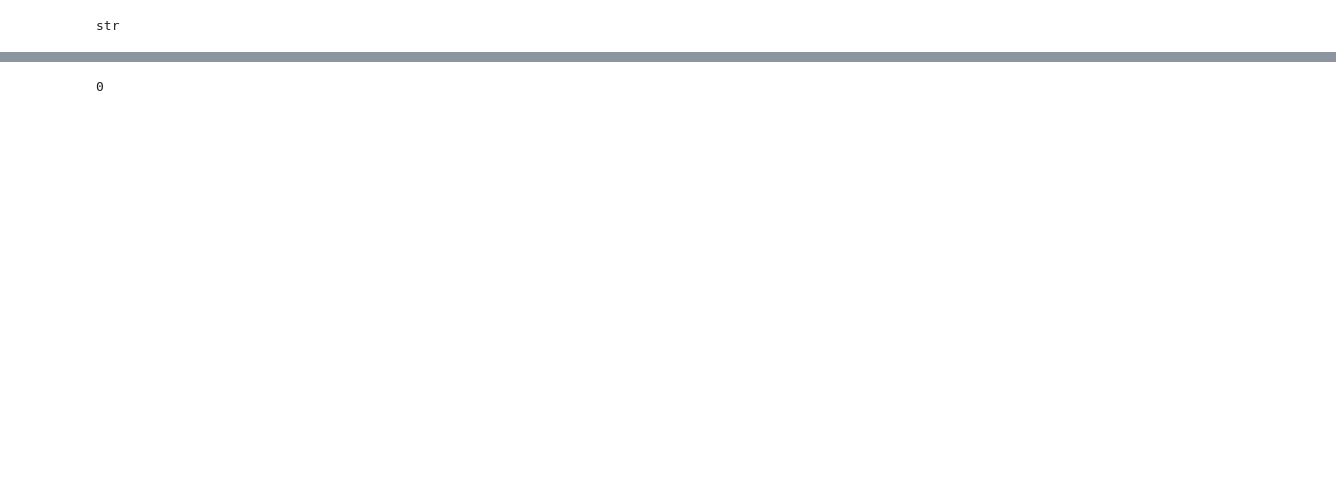
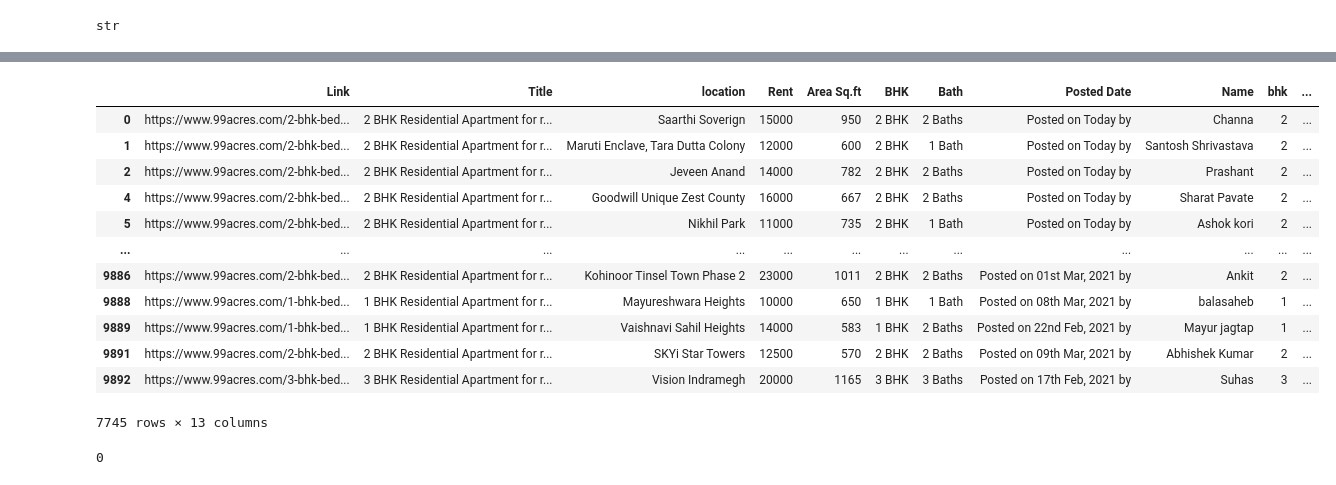
Before and after one commit to IAM-RAAVAAN/rent_estimetoer, a Jupyter notebook: rental call.ipynb, the cells around one changed output, grey strips where cells are left out. Cells and saved outputs as stored; diff of their text form; code cells hidden in the pictures; blank space fills up the shorter version.

```diff
--- a/rental call.ipynb
+++ b/rental call.ipynb
@@ -85,0 +103,16 @@ df['Rent']=df['Rent'].apply(lambda x: re.sub('PriceonRequest', "NAN", x) )
+# %%
+df
+# %% [output]
+|  | Link | Title | location | Rent | Area Sq.ft | BHK | Bath | Posted Date | Name | bhk | ... |
+| 0 | https://www.99acres.com/2-bhk-bed... | 2 BHK Residential Apartment for r... | Saarthi Soverign | 15000 | 950 | 2 BHK | 2 Baths | Posted on Today by | Channa | 2 | ... |
+| 1 | https://www.99acres.com/2-bhk-bed... | 2 BHK Residential Apartment for r... | Maruti Enclave, Tara Dutta Colony | 12000 | 600 | 2 BHK | 1 Bath | Posted on Today by | Santosh Shrivastava | 2 | ... |
+| 2 | https://www.99acres.com/2-bhk-bed... | 2 BHK Residential Apartment for r... | Jeveen Anand | 14000 | 782 | 2 BHK | 2 Baths | Posted on Today by | Prashant | 2 | ... |
+| 4 | https://www.99acres.com/2-bhk-bed... | 2 BHK Residential Apartment for r... | Goodwill Unique Zest County | 16000 | 667 | 2 BHK | 2 Baths | Posted on Today by | Sharat Pavate | 2 | ... |
+| 5 | https://www.99acres.com/2-bhk-bed... | 2 BHK Residential Apartment for r... | Nikhil Park | 11000 | 735 | 2 BHK | 1 Bath | Posted on Today by | Ashok kori | 2 | ... |
+| ... | ... | ... | ... | ... | ... | ... | ... | ... | ... | ... | ... |
+| 9886 | https://www.99acres.com/2-bhk-bed... | 2 BHK Residential Apartment for r... | Kohinoor Tinsel Town Phase 2 | 23000 | 1011 | 2 BHK | 2 Baths | Posted on 01st Mar, 2021 by | Ankit | 2 | ... |
+| 9888 | https://www.99acres.com/1-bhk-bed... | 1 BHK Residential Apartment for r... | Mayureshwara Heights | 10000 | 650 | 1 BHK | 1 Bath | Posted on 08th Mar, 2021 by | balasaheb | 1 | ... |
+| 9889 | https://www.99acres.com/1-bhk-bed... | 1 BHK Residential Apartment for r... | Vaishnavi Sahil Heights | 14000 | 583 | 1 BHK | 2 Baths | Posted on 22nd Feb, 2021 by | Mayur jagtap | 1 | ... |
+| 9891 | https://www.99acres.com/2-bhk-bed... | 2 BHK Residential Apartment for r... | SKYi Star Towers | 12500 | 570 | 2 BHK | 2 Baths | Posted on 09th Mar, 2021 by | Abhishek Kumar | 2 | ... |
+| 9892 | https://www.99acres.com/3-bhk-bed... | 3 BHK Residential Apartment for r... | Vision Indramegh | 20000 | 1165 | 3 BHK | 3 Baths | Posted on 17th Feb, 2021 by | Suhas | 3 | ... |
+7745 rows × 13 columns
```
Also changed, not shown: parts of 31 cells of this notebook, 1 other file.
